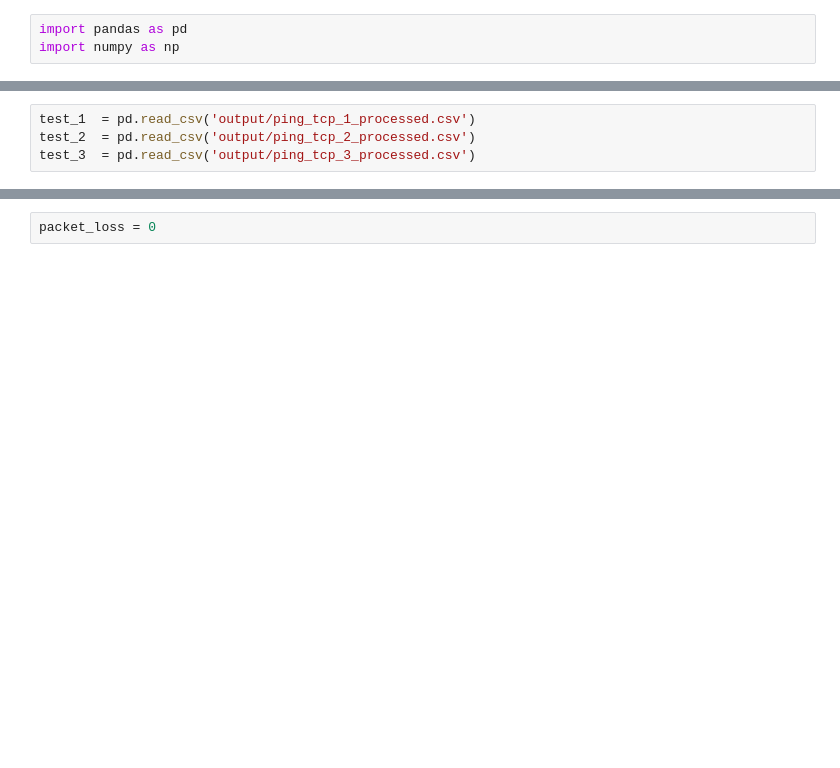
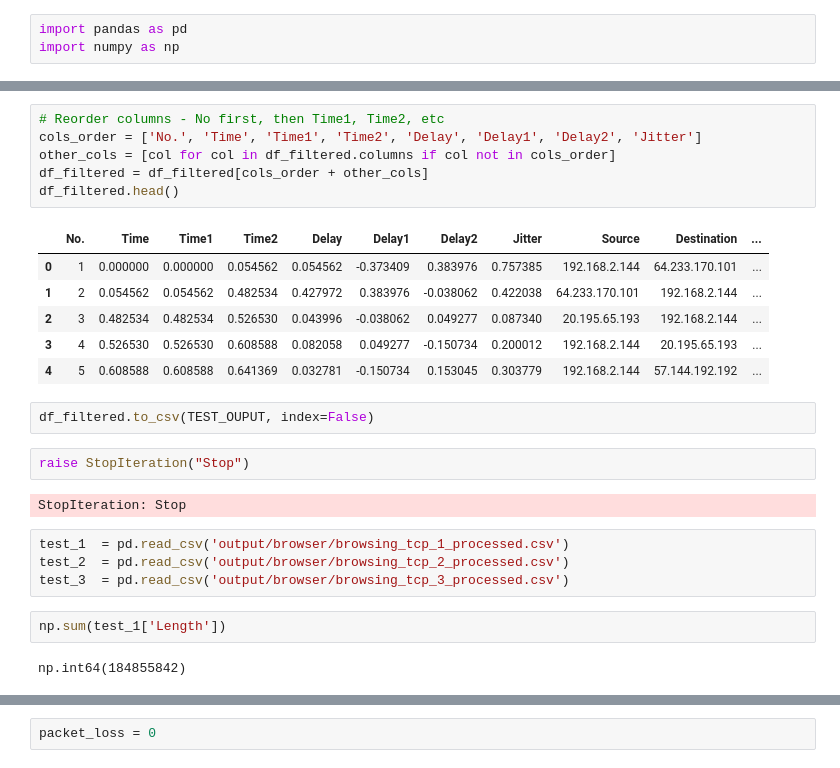
Before and after one commit to Jayennn/QOS-WireShark, a Jupyter notebook: process.ipynb, the cells around one changed output, grey strips where cells are left out. Drawn from its saved outputs; the diff is of its cells as text; blank space fills up the shorter version.

```diff
--- a/process.ipynb
+++ b/process.ipynb
@@ -4,4 +106,27 @@ import numpy as np
+# %%
+# Reorder columns - No first, then Time1, Time2, etc
+cols_order = ['No.', 'Time', 'Time1', 'Time2', 'Delay', 'Delay1', 'Delay2', 'Jitter']
+other_cols = [col for col in df_filtered.columns if col not in cols_order]
+df_filtered = df_filtered[cols_order + other_cols]
+df_filtered.head()
+# %% [output]
+|  | No. | Time | Time1 | Time2 | Delay | Delay1 | Delay2 | Jitter | Source | Destination | ... |
+| 0 | 1 | 0.000000 | 0.000000 | 0.054562 | 0.054562 | -0.373409 | 0.383976 | 0.757385 | 192.168.2.144 | 64.233.170.101 | ... |
+| 1 | 2 | 0.054562 | 0.054562 | 0.482534 | 0.427972 | 0.383976 | -0.038062 | 0.422038 | 64.233.170.101 | 192.168.2.144 | ... |
+| 2 | 3 | 0.482534 | 0.482534 | 0.526530 | 0.043996 | -0.038062 | 0.049277 | 0.087340 | 20.195.65.193 | 192.168.2.144 | ... |
+| 3 | 4 | 0.526530 | 0.526530 | 0.608588 | 0.082058 | 0.049277 | -0.150734 | 0.200012 | 192.168.2.144 | 20.195.65.193 | ... |
+| 4 | 5 | 0.608588 | 0.608588 | 0.641369 | 0.032781 | -0.150734 | 0.153045 | 0.303779 | 192.168.2.144 | 57.144.192.192 | ... |
+# %%
+df_filtered.to_csv(TEST_OUPUT, index=False)
+# %%
+raise StopIteration("Stop")
+# %% [output]
+StopIteration: Stop
 # %%
-test_1  = pd.read_csv('output/ping_tcp_1_processed.csv')
-test_2  = pd.read_csv('output/ping_tcp_2_processed.csv')
-test_3  = pd.read_csv('output/ping_tcp_3_processed.csv')
+test_1  = pd.read_csv('output/browser/browsing_tcp_1_processed.csv')
+test_2  = pd.read_csv('output/browser/browsing_tcp_2_processed.csv')
+test_3  = pd.read_csv('output/browser/browsing_tcp_3_processed.csv')
+# %%
+np.sum(test_1['Length'])
+# %% [output]
+np.int64(184855842)
```
Also changed, not shown: parts of 30 cells of this notebook, 1 other file.
